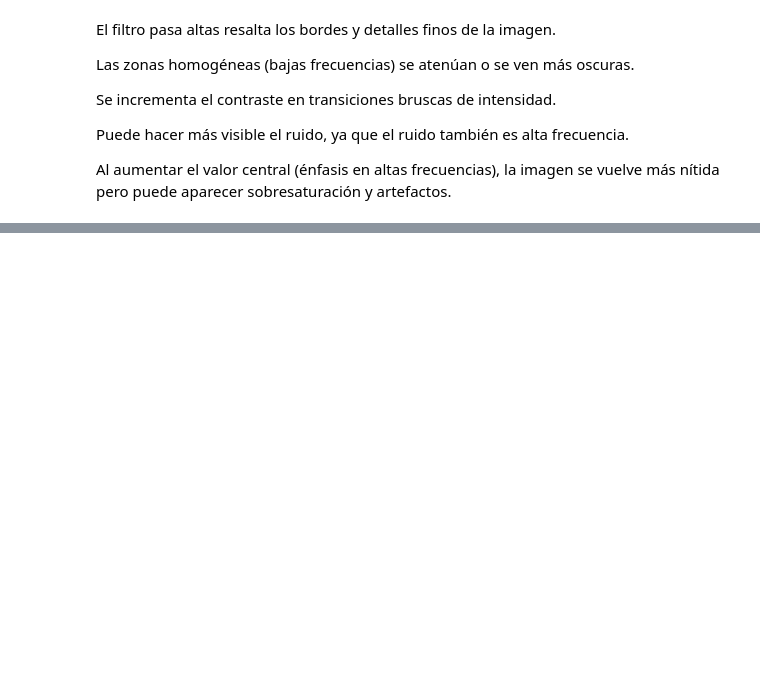
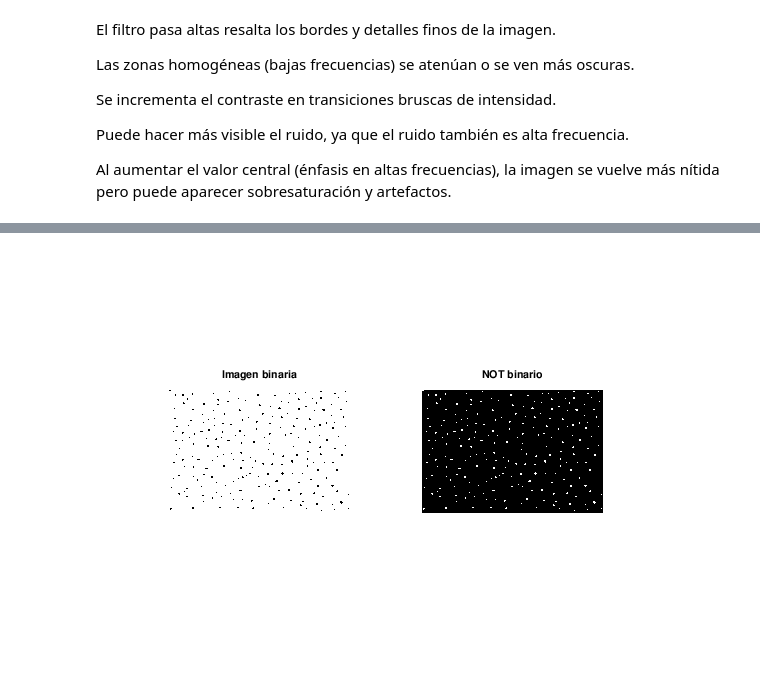
Before and after one commit to tionerJack/procesamiento_imagenes, a Jupyter notebook: operaciones_bajo_nivel.ipynb, the cells around one changed output, grey strips where cells are left out. Saved outputs shown, nothing was run; the diff lists cells and outputs as text; code cells hidden in the pictures; blank space fills up the shorter version.

```diff
--- a/operaciones_bajo_nivel.ipynb
+++ b/operaciones_bajo_nivel.ipynb
@@ -195,0 +270,21 @@ Al aumentar el valor central (énfasis en altas frecuencias), la imagen se vuelv
+# %%
+% Cargar la imagen
+imagen = imread('img/puntos_negros.jpg');
+% Convertir la imagen a escala de grises (si es necesario)
+if size(imagen, 3) > 1
+imagen = rgb2gray(imagen);
+end
+% Convertir la imagen a imagen binaria (umbralización)
+umbral = graythresh(imagen);
+imagen_bin = im2bw(imagen, umbral);
+% Aplicar la operación NOT binaria
+imagen_not = ~imagen_bin;
+% Mostrar la imagen binaria original y la imagen NOT
+subplot(1, 2, 1);
+imshow(imagen_bin);
+title('Imagen binaria');
+subplot(1, 2, 2);
+imshow(imagen_not);
+title('NOT binario');
+# %% [output]
+[figure, added]
```
Also changed, not shown: parts of 6 cells of this notebook.
